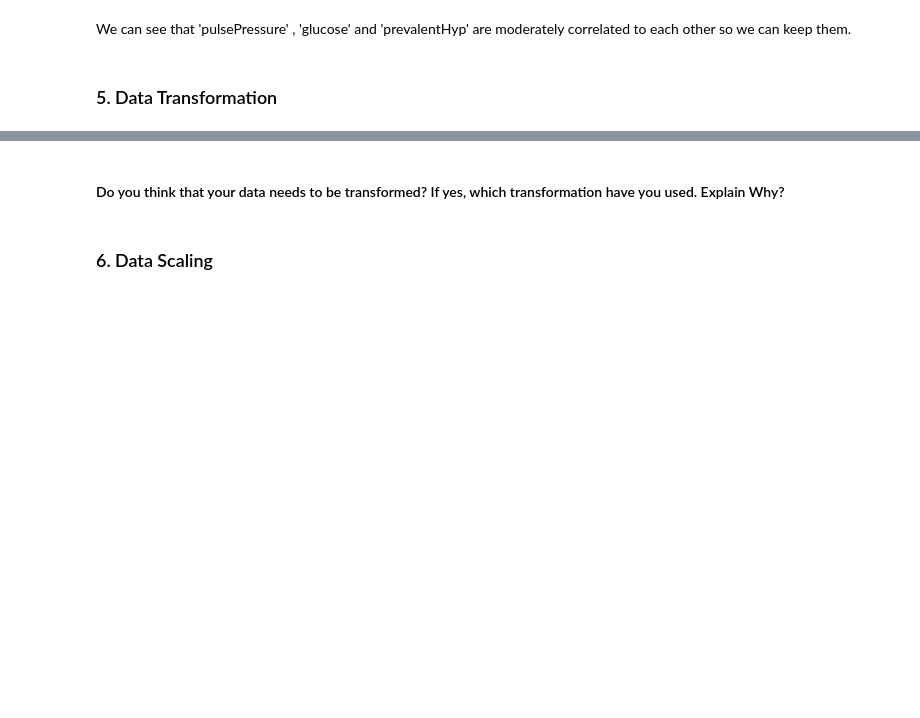
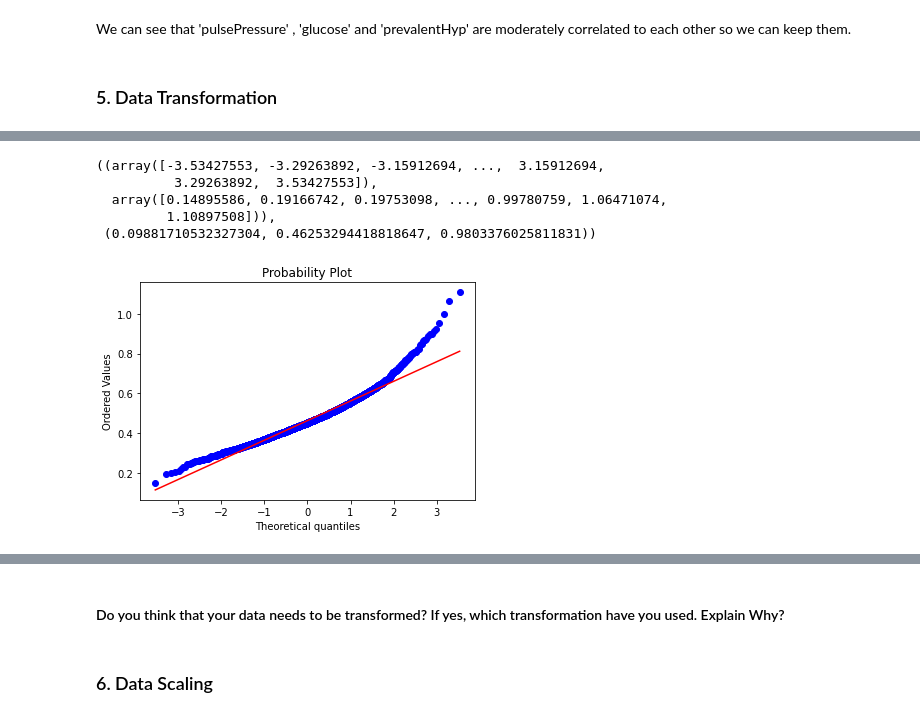
Before and after one commit to Shraddha6999/CARDIOVASCULAR-RISK-PREDICTION-, a Jupyter notebook: Cardiovascular_Risk_Prediction.ipynb, the cells around one changed output, grey strips where cells are left out. Cells and saved outputs as stored; diff of their text form; code cells hidden in the pictures; blank space fills up the shorter version.

```diff
--- a/Cardiovascular_Risk_Prediction.ipynb
+++ b/Cardiovascular_Risk_Prediction.ipynb
@@ -1248,0 +1276,11 @@ df[continous_variable] = np.log(df[continous_variable] +1 )
+# %%
+#### If you want to check whether feature is guassian or normal distributed
+#### Q-Q plot
+stats.probplot(df['pulsePressure'],dist='norm',plot=pylab)
+# %% [output]
+((array([-3.53427553, -3.29263892, -3.15912694, ...,  3.15912694,
+          3.29263892,  3.53427553]),
+  array([0.14895586, 0.19166742, 0.19753098, ..., 0.99780759, 1.06471074,
+         1.10897508])),
+ (0.09881710532327304, 0.46253294418818647, 0.9803376025811831))
+[figure, added]
```
Also changed, not shown: parts of 70 cells of this notebook.
